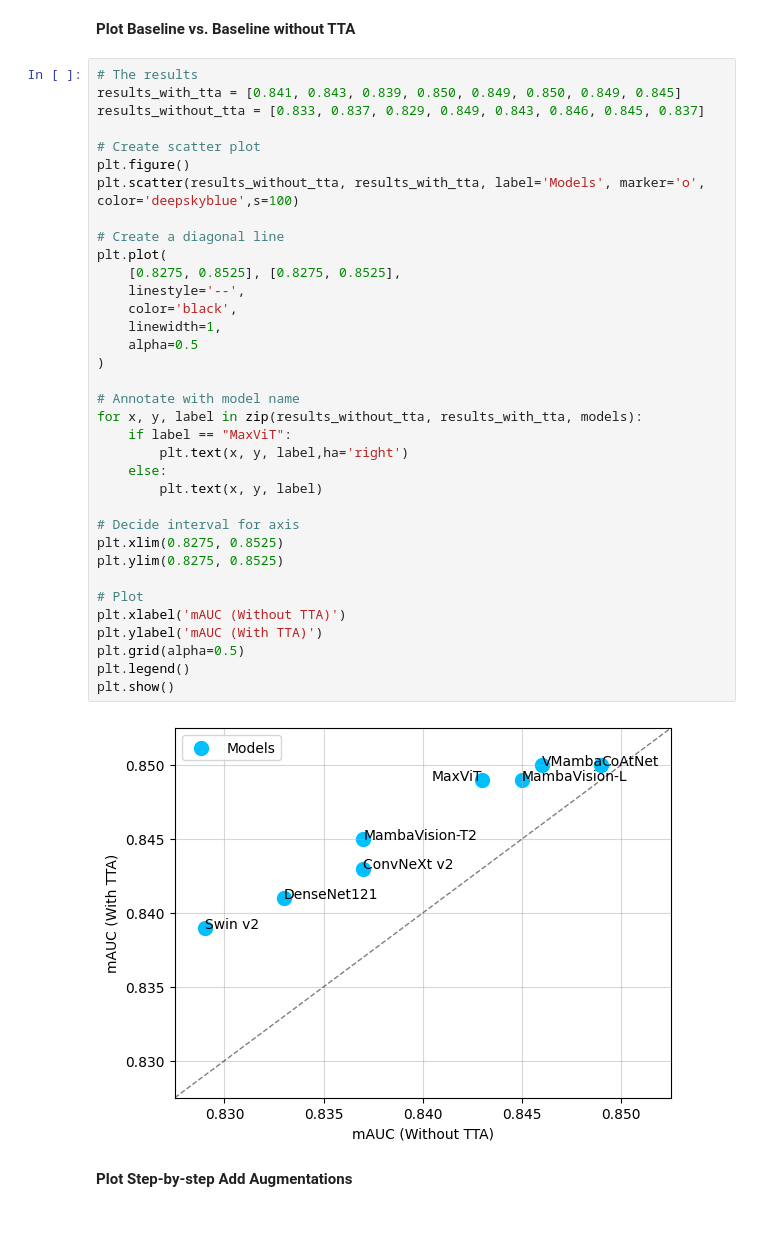
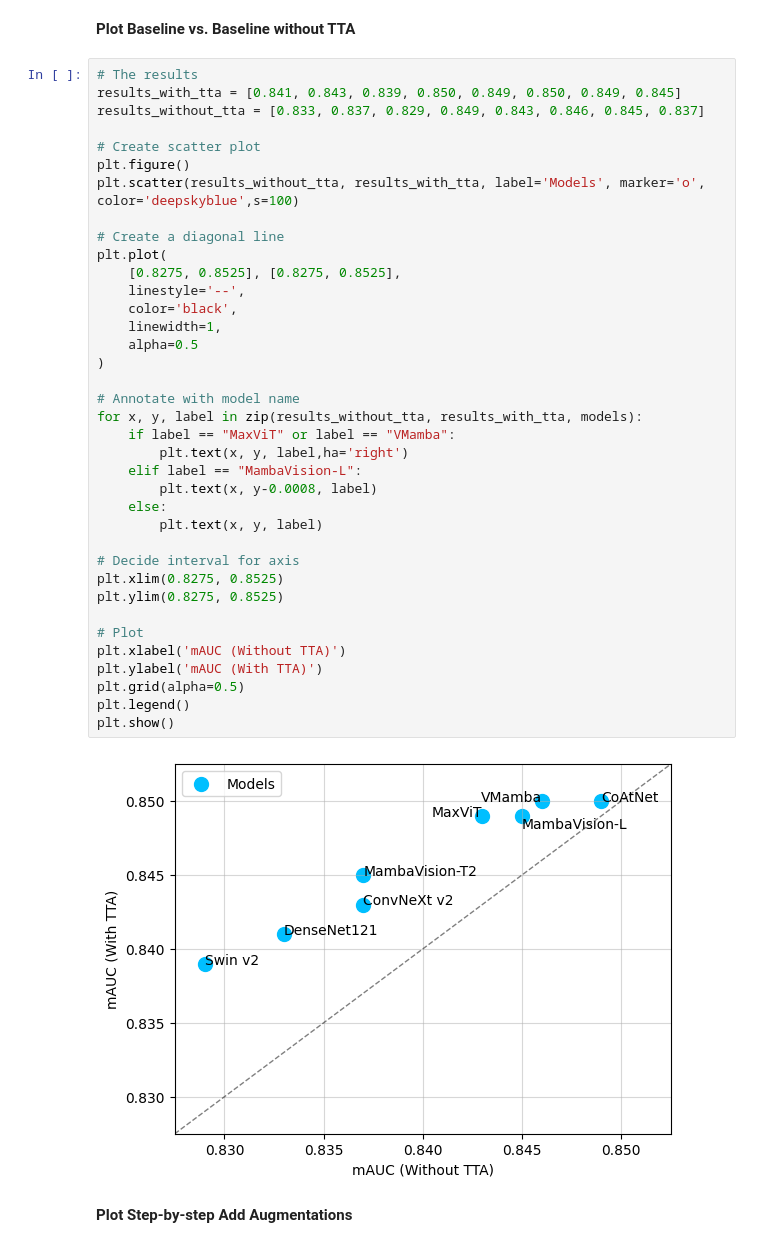
Before and after one commit to bjorneme/master-thesis, a Jupyter notebook: Other/Figures Report/Figures_results.ipynb, the cells around one changed output. Saved outputs shown, nothing was run; the diff lists cells and outputs as text.

Commit message:
Update figures used in the report

```diff
--- a/Other/Figures Report/Figures_results.ipynb
+++ b/Other/Figures Report/Figures_results.ipynb
@@ -22,35 +22,37 @@ results_without_tta = [0.833, 0.837, 0.829, 0.849, 0.843, 0.846, 0.845, 0.837]
 # Create scatter plot
 plt.figure()
 plt.scatter(results_without_tta, results_with_tta, label='Models', marker='o', color='deepskyblue',s=100)
 
 # Create a diagonal line
 plt.plot(
     [0.8275, 0.8525], [0.8275, 0.8525],
     linestyle='--',
     color='black',
     linewidth=1,
     alpha=0.5
 )
 
 # Annotate with model name
 for x, y, label in zip(results_without_tta, results_with_tta, models):
-    if label == "MaxViT":
+    if label == "MaxViT" or label == "VMamba":
         plt.text(x, y, label,ha='right')
+    elif label == "MambaVision-L":
+        plt.text(x, y-0.0008, label)
     else:
         plt.text(x, y, label)
 
 # Decide interval for axis
 plt.xlim(0.8275, 0.8525)
 plt.ylim(0.8275, 0.8525)
 
 # Plot
 plt.xlabel('mAUC (Without TTA)')
 plt.ylabel('mAUC (With TTA)')
 plt.grid(alpha=0.5)
 plt.legend()
 plt.show()
 # %% [output]
-[figure, old version]
+[figure, new version]
 # %% [markdown]
 **Plot Step-by-step Add Augmentations**
 # %%
```
Also changed, not shown: 1 other file.
